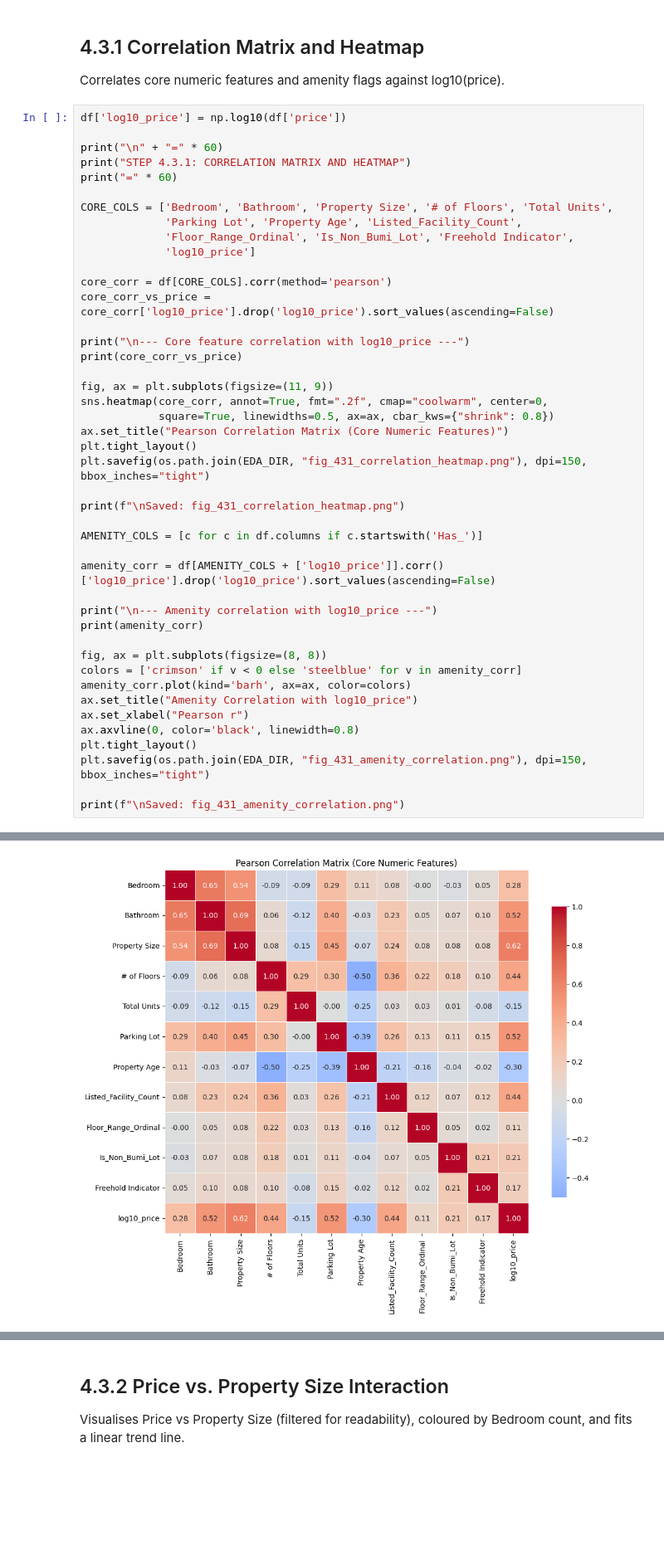
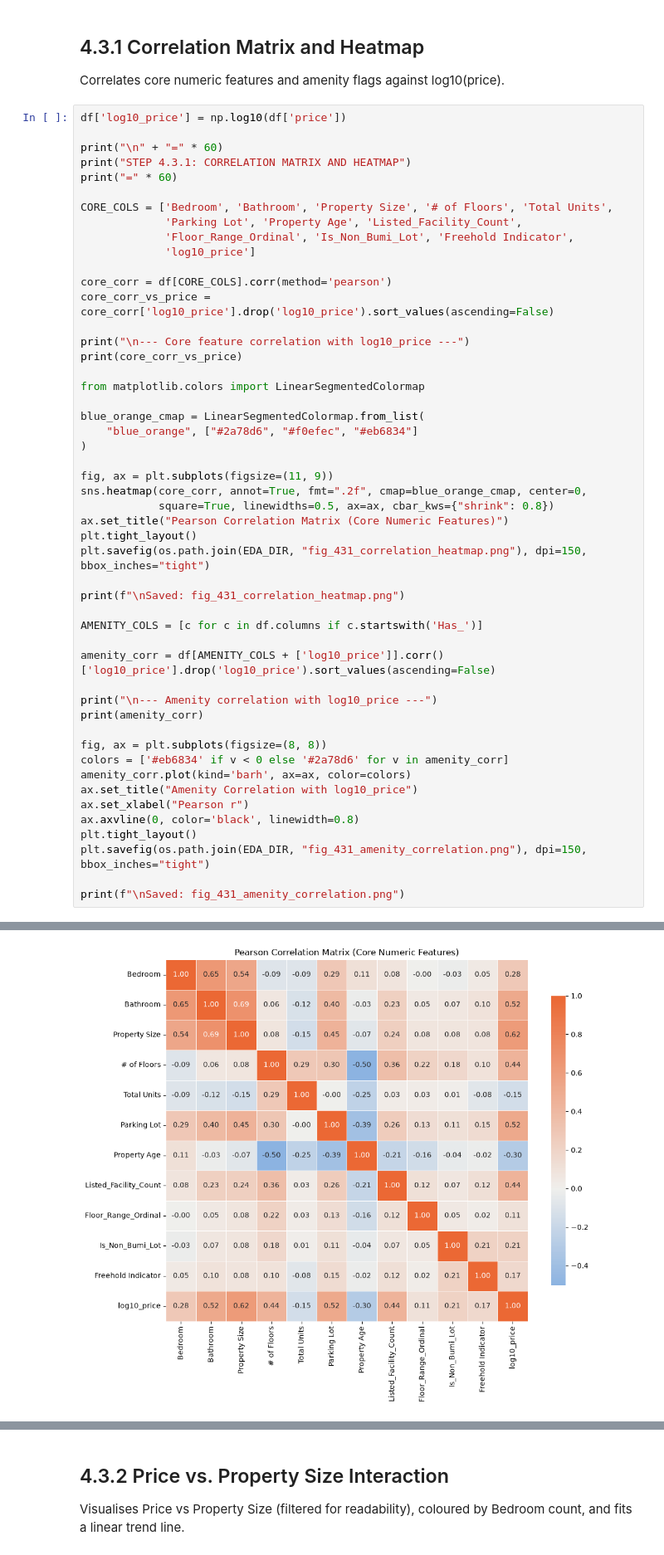
Before and after one commit to Lowzh5/Malaysian-Condominium-Prices-Data, a Jupyter notebook: src/eda.ipynb, the cells around one changed output, grey strips where cells are left out. Shown at 83% size. Cells and saved outputs as stored; diff of their text form; blank space fills up the shorter version.

```diff
--- a/src/eda.ipynb
+++ b/src/eda.ipynb
@@ -652,8 +652,14 @@ core_corr_vs_price = core_corr['log10_price'].drop('log10_price').sort_values(as
 print("\n--- Core feature correlation with log10_price ---")
 print(core_corr_vs_price)
 
+from matplotlib.colors import LinearSegmentedColormap
+
+blue_orange_cmap = LinearSegmentedColormap.from_list(
+    "blue_orange", ["#2a78d6", "#f0efec", "#eb6834"]
+)
+
 fig, ax = plt.subplots(figsize=(11, 9))
-sns.heatmap(core_corr, annot=True, fmt=".2f", cmap="coolwarm", center=0,
+sns.heatmap(core_corr, annot=True, fmt=".2f", cmap=blue_orange_cmap, center=0,
             square=True, linewidths=0.5, ax=ax, cbar_kws={"shrink": 0.8})
 ax.set_title("Pearson Correlation Matrix (Core Numeric Features)")
 plt.tight_layout()
@@ -668,32 +674,32 @@ amenity_corr = df[AMENITY_COLS + ['log10_price']].corr()['log10_price'].drop('lo
 print("\n--- Amenity correlation with log10_price ---")
 print(amenity_corr)
 
 fig, ax = plt.subplots(figsize=(8, 8))
-colors = ['crimson' if v < 0 else 'steelblue' for v in amenity_corr]
+colors = ['#eb6834' if v < 0 else '#2a78d6' for v in amenity_corr]
 amenity_corr.plot(kind='barh', ax=ax, color=colors)
 ax.set_title("Amenity Correlation with log10_price")
 ax.set_xlabel("Pearson r")
 ax.axvline(0, color='black', linewidth=0.8)
 plt.tight_layout()
 plt.savefig(os.path.join(EDA_DIR, "fig_431_amenity_correlation.png"), dpi=150, bbox_inches="tight")
 
 print(f"\nSaved: fig_431_amenity_correlation.png")
 # %% [output]
 ============================================================
 STEP 4.3.1: CORRELATION MATRIX AND HEATMAP
 ============================================================
 
 --- Core feature correlation with log10_price ---
 Property Size            0.616801
 Bathroom                 0.524114
 Parking Lot              0.521192
 Listed_Facility_Count    0.442522
 # of Floors              0.438424
 Bedroom                  0.280359
 Is_Non_Bumi_Lot          0.213536
 ... (29 lines left out)
 Has_School              -0.014342
 Name: log10_price, dtype: float64
 
 Saved: fig_431_amenity_correlation.png
-[figure, old version]
+[figure, new version]
```
Also changed, not shown: parts of 12 cells of this notebook, 1 other file.
